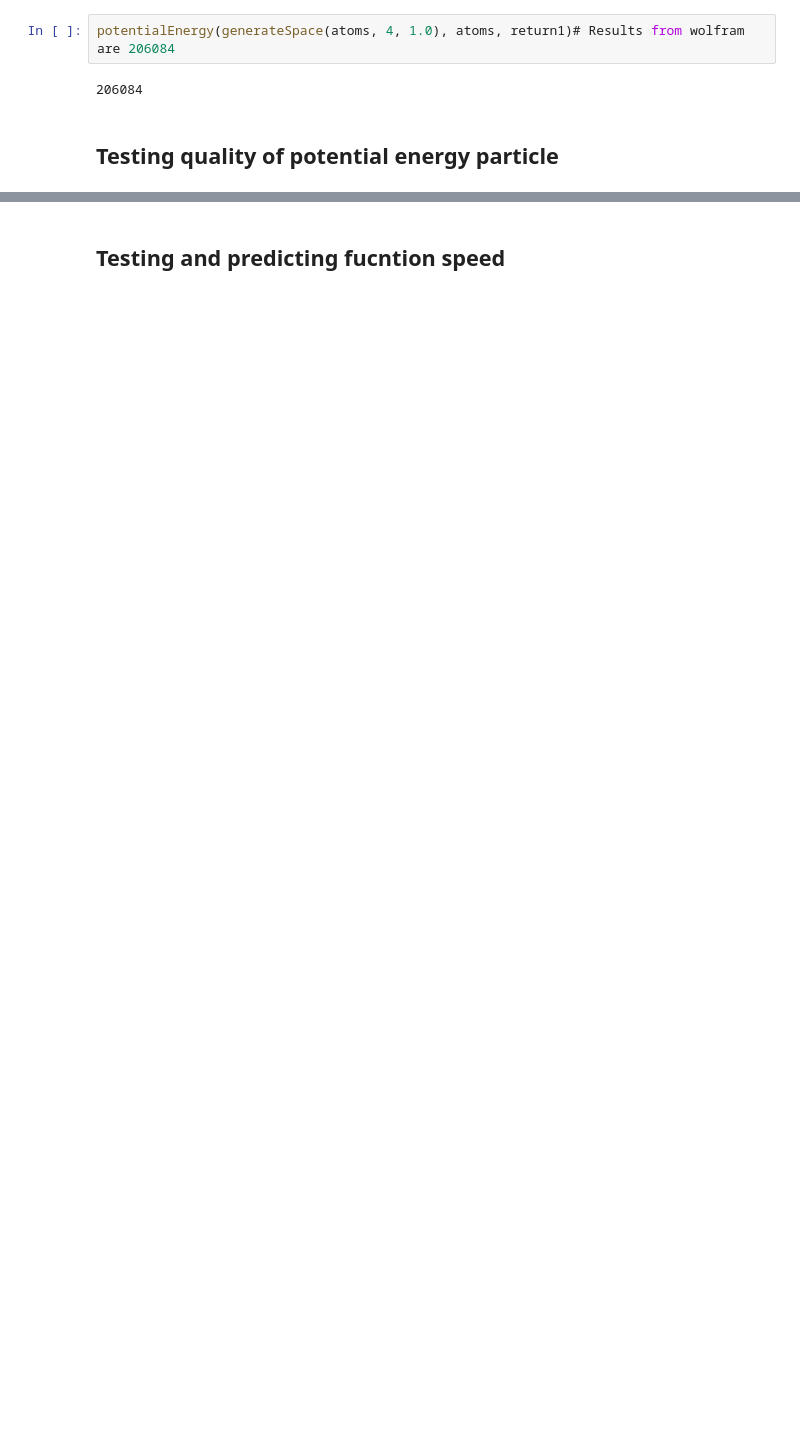
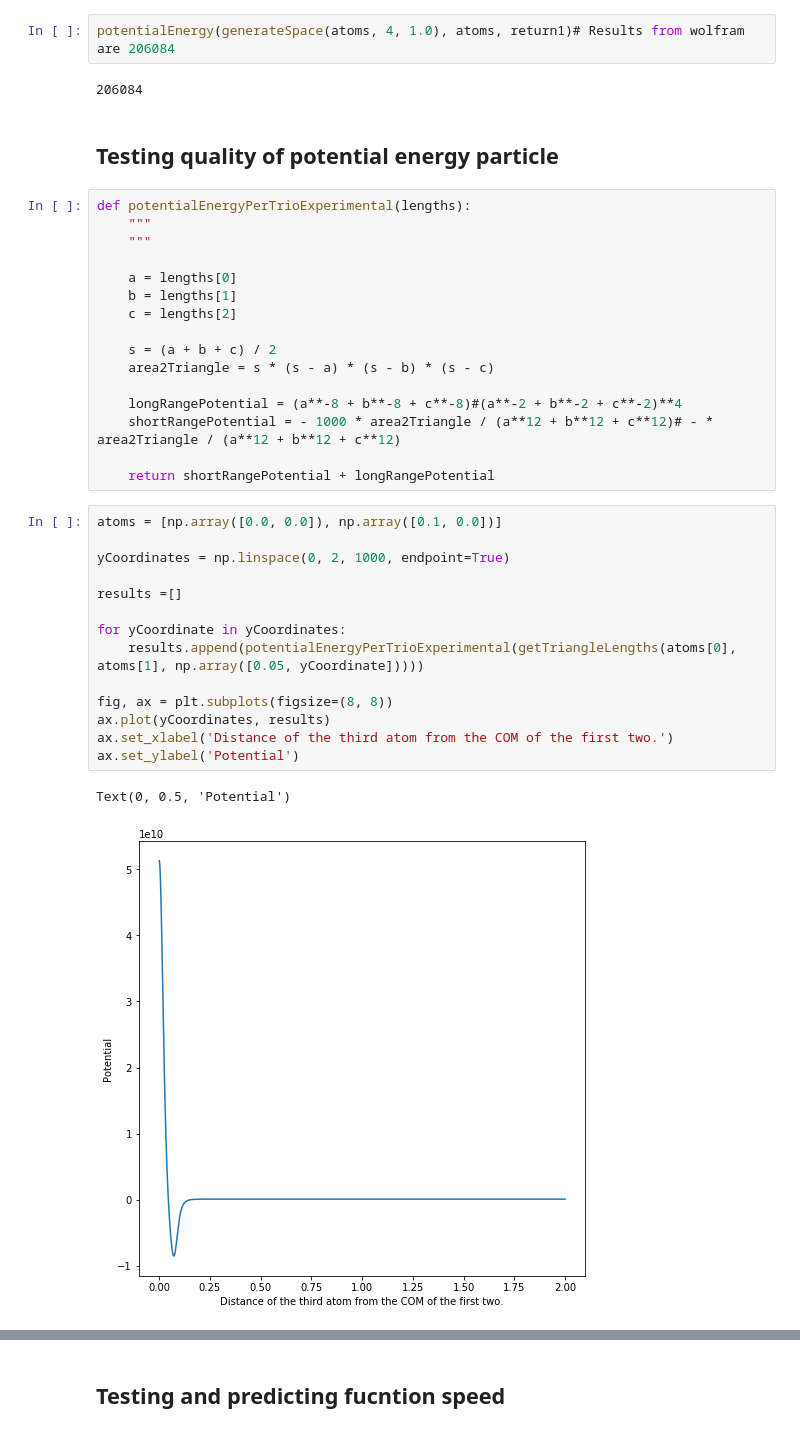
Before and after one commit to TimHeiszwolf/Quantum_energy_ML, a Jupyter notebook: TestingDatabaseGeneration.ipynb, the cells around one changed output, grey strips where cells are left out. Cells and saved outputs as stored; diff of their text form; blank space fills up the shorter version.

```diff
--- a/TestingDatabaseGeneration.ipynb
+++ b/TestingDatabaseGeneration.ipynb
@@ -55,3 +55,36 @@ potentialEnergy(generateSpace(atoms, 4, 1.0), atoms, return1)# Results from wolf
 206084
 # %% [markdown]
 ## Testing quality of potential energy particle
+# %%
+def potentialEnergyPerTrioExperimental(lengths):
+    """
+    """
+
+    a = lengths[0]
+    b = lengths[1]
+    c = lengths[2]
+
+    s = (a + b + c) / 2
+    area2Triangle = s * (s - a) * (s - b) * (s - c)
+
+    longRangePotential = (a**-8 + b**-8 + c**-8)#(a**-2 + b**-2 + c**-2)**4
+    shortRangePotential = - 1000 * area2Triangle / (a**12 + b**12 + c**12)# - * area2Triangle / (a**12 + b**12 + c**12)
+
+    return shortRangePotential + longRangePotential
+# %%
+atoms = [np.array([0.0, 0.0]), np.array([0.1, 0.0])]
+
+yCoordinates = np.linspace(0, 2, 1000, endpoint=True)
+
+results =[]
+
+for yCoordinate in yCoordinates:
+    results.append(potentialEnergyPerTrioExperimental(getTriangleLengths(atoms[0], atoms[1], np.array([0.05, yCoordinate]))))
+
+fig, ax = plt.subplots(figsize=(8, 8))
+ax.plot(yCoordinates, results)
+ax.set_xlabel('Distance of the third atom from the COM of the first two.')
+ax.set_ylabel('Potential')
+# %% [output]
+Text(0, 0.5, 'Potential')
+[figure, added]
```
Also changed, not shown: parts of 13 cells of this notebook, 3 other files.
